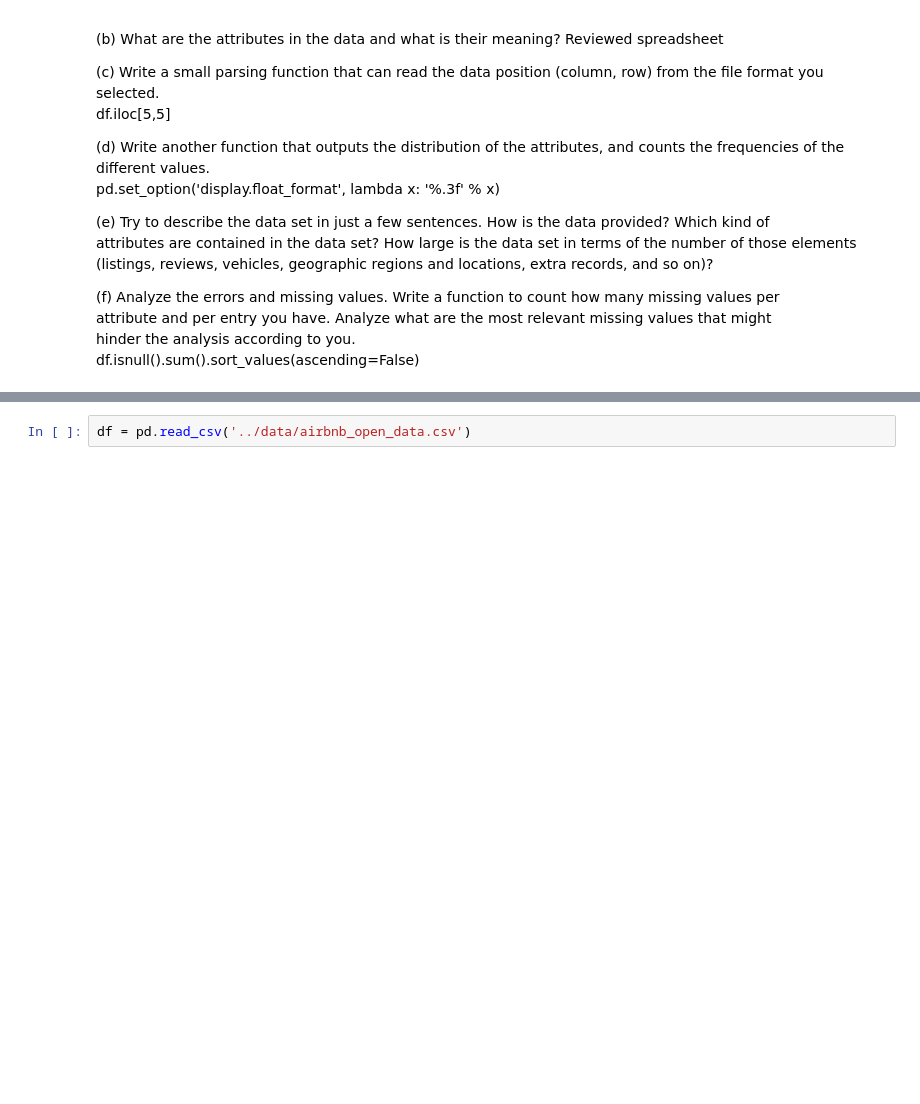
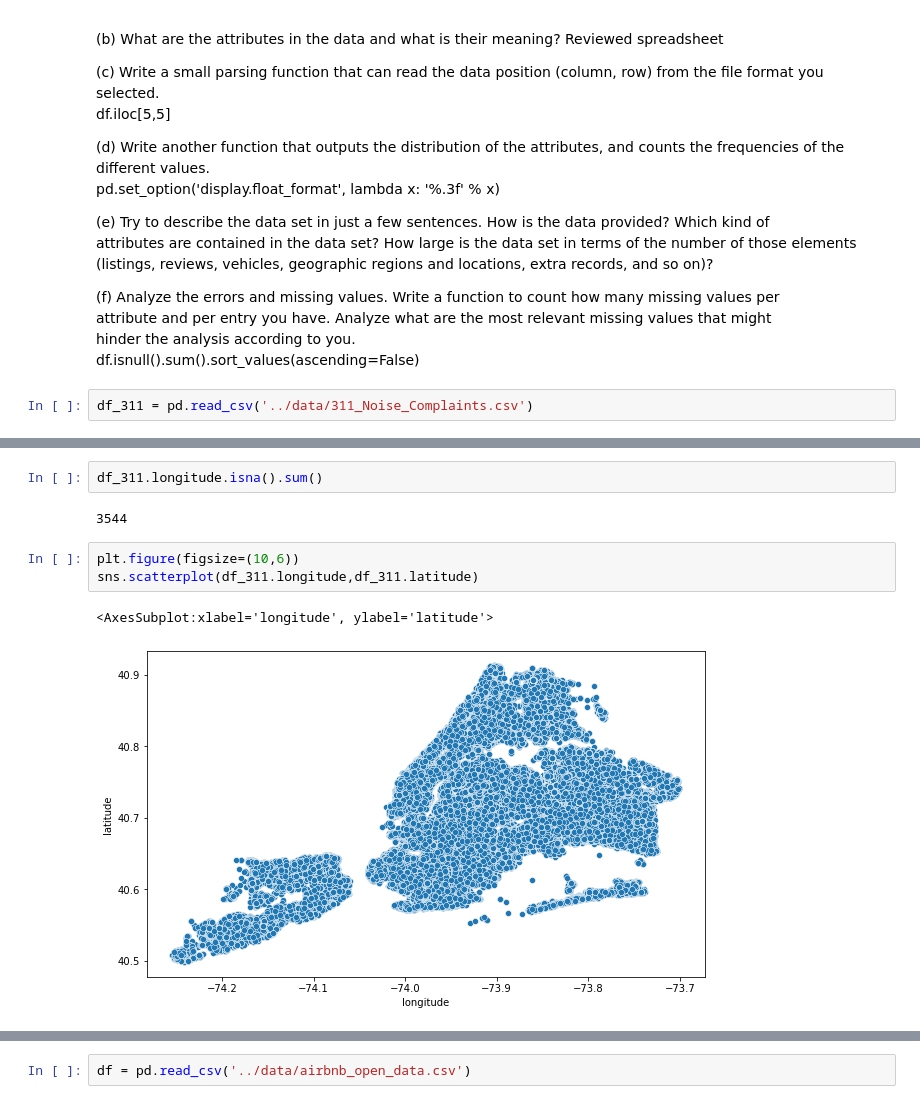
Before and after one commit to KerelOlivier/Visualization_Assignment, a Jupyter notebook: exploration/assignment_1_exploration.ipynb, the cells around one changed output, grey strips where cells are left out. Saved outputs shown, nothing was run; the diff lists cells and outputs as text; blank space fills up the shorter version.

```diff
--- a/exploration/assignment_1_exploration.ipynb
+++ b/exploration/assignment_1_exploration.ipynb
@@ -48,3 +48,5 @@ elements (listings, reviews, vehicles, geographic regions and locations, extra r
 attribute  and  per  entry  you  have.  Analyze  what  are  the  most  relevant  missing  values  that  might
 hinder the analysis according to you.
 df.isnull().sum().sort_values(ascending=False)
+# %%
+df_311 = pd.read_csv('../data/311_Noise_Complaints.csv')
@@ -50,0 +78,10 @@ df.isnull().sum().sort_values(ascending=False)
+# %%
+df_311.longitude.isna().sum()
+# %% [output]
+3544
+# %%
+plt.figure(figsize=(10,6))
+sns.scatterplot(df_311.longitude,df_311.latitude)
+# %% [output]
+<AxesSubplot:xlabel='longitude', ylabel='latitude'>
+[figure, added]
```
Also changed, not shown: parts of 7 cells of this notebook, 1 other file.
